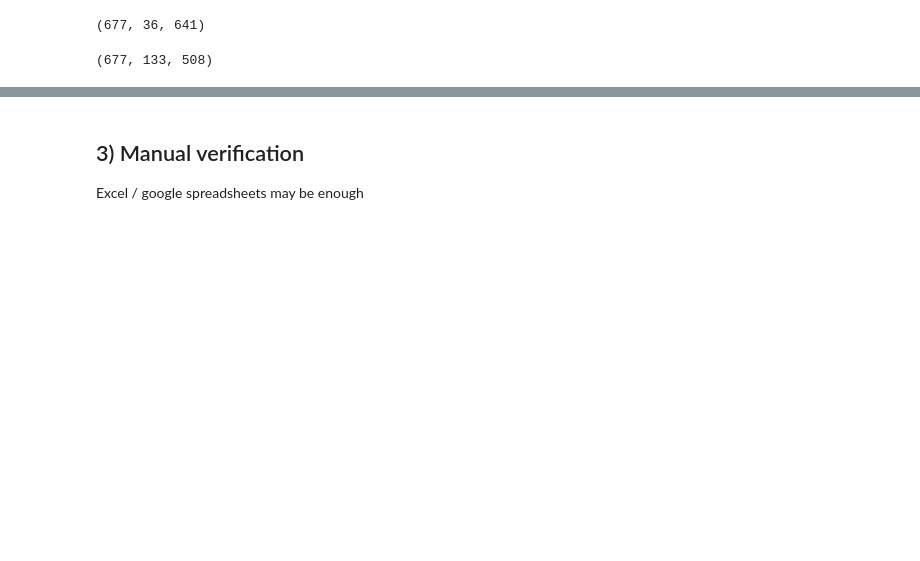
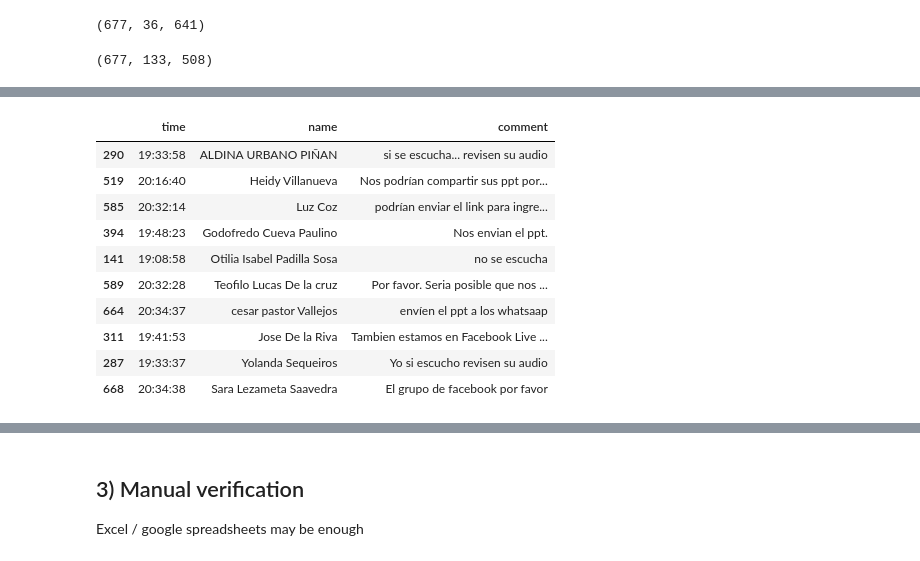
Before and after one commit to Robert-Aduviri/viva-challenge, a Jupyter notebook: viva-webinars/01 - Preprocessing.ipynb, the cells around one changed output, grey strips where cells are left out. Saved outputs shown, nothing was run; the diff lists cells and outputs as text; code cells hidden in the pictures; blank space fills up the shorter version.

```diff
--- a/viva-webinars/01 - Preprocessing.ipynb
+++ b/viva-webinars/01 - Preprocessing.ipynb
@@ -80,0 +117,14 @@ data.head().style.set_properties(**{'text-align': 'left'})
+# %%
+data_asuntos_tecnicos.sample(10, random_state=0).style.set_properties(**{'text-align': 'left'})
+# %% [output]
+|  | time | name | comment |
+| 290 | 19:33:58 | ALDINA URBANO PIÑAN | si se escucha... revisen su audio |
+| 519 | 20:16:40 | Heidy Villanueva | Nos podrían compartir sus ppt por... |
+| 585 | 20:32:14 | Luz Coz | podrían enviar el link para ingre... |
+| 394 | 19:48:23 | Godofredo Cueva Paulino | Nos envian el ppt. |
+| 141 | 19:08:58 | Otilia Isabel Padilla Sosa | no se escucha |
+| 589 | 20:32:28 | Teofilo Lucas De la cruz | Por favor. Seria posible que nos ... |
+| 664 | 20:34:37 | cesar pastor Vallejos | envíen el ppt a los whatsaap |
+| 311 | 19:41:53 | Jose De la Riva | Tambien estamos en Facebook Live ... |
+| 287 | 19:33:37 | Yolanda Sequeiros | Yo si escucho revisen su audio |
+| 668 | 20:34:38 | Sara Lezameta Saavedra | El grupo de facebook por favor |
```
Also changed, not shown: parts of 11 cells of this notebook, 13 other files.
